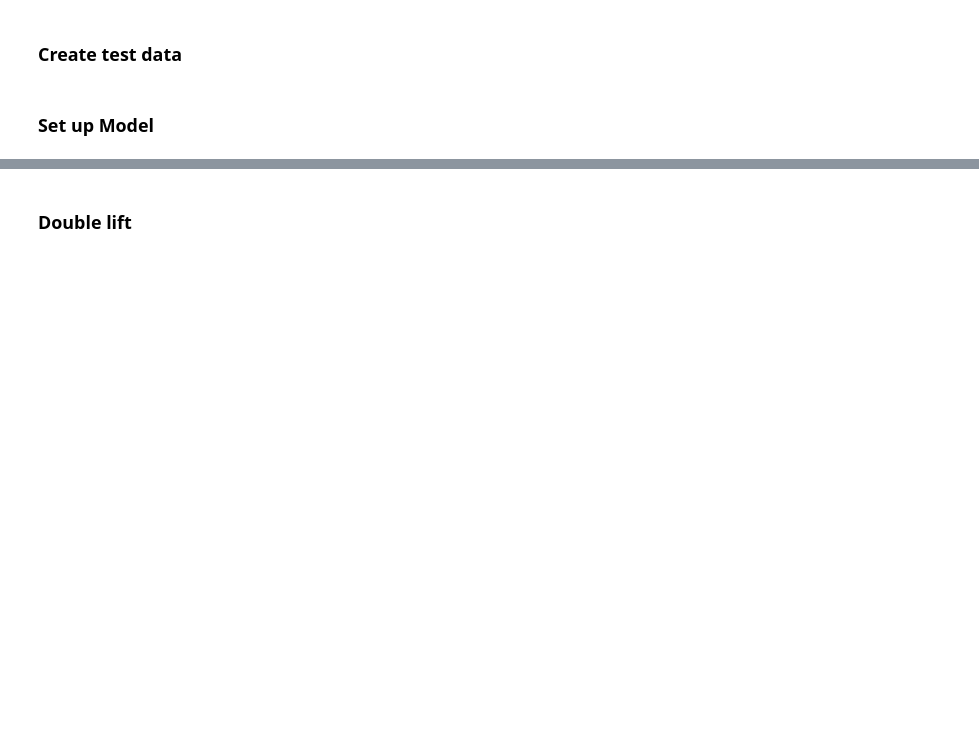
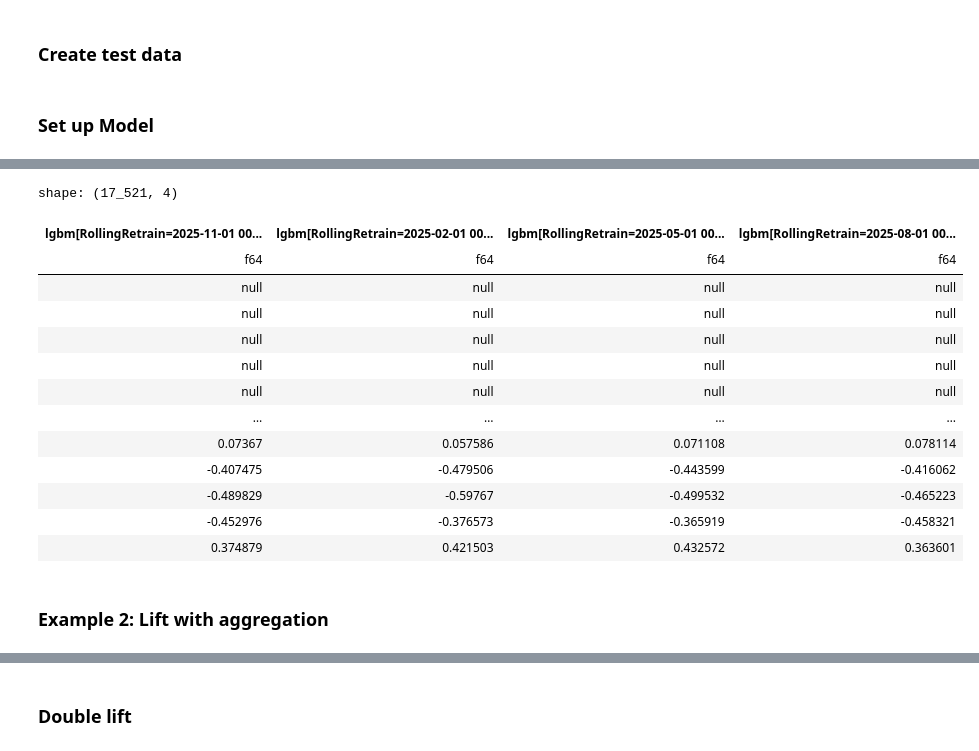
Before and after one commit to nsmat/lefts, a Jupyter notebook: notebooks/lgbm_rolling_retrain_early_stopping.ipynb, the cells around one changed output, grey strips where cells are left out. Saved outputs shown, nothing was run; the diff lists cells and outputs as text; code cells hidden in the pictures; blank space fills up the shorter version.

```diff
--- a/notebooks/lgbm_rolling_retrain_early_stopping.ipynb
+++ b/notebooks/lgbm_rolling_retrain_early_stopping.ipynb
@@ -116,2 +139,20 @@ pl.Series(evals["validation"]["l2"]).to_pandas().plot()
 # %%
-rolling_train.predict(a_data).select(pl.col("^.*leaf.*$"))
+# Predictions from each fold are shown in separate columns
+rolling_train.predict(a_data)
+# %% [output]
+shape: (17_521, 4)
+| lgbm[RollingRetrain=2025-11-01 00... | lgbm[RollingRetrain=2025-02-01 00... | lgbm[RollingRetrain=2025-05-01 00... | lgbm[RollingRetrain=2025-08-01 00... |
+| f64 | f64 | f64 | f64 |
+| null | null | null | null |
+| null | null | null | null |
+| null | null | null | null |
+| null | null | null | null |
+| null | null | null | null |
+| … | … | … | … |
+| 0.07367 | 0.057586 | 0.071108 | 0.078114 |
+| -0.407475 | -0.479506 | -0.443599 | -0.416062 |
+| -0.489829 | -0.59767 | -0.499532 | -0.465223 |
+| -0.452976 | -0.376573 | -0.365919 | -0.458321 |
+| 0.374879 | 0.421503 | 0.432572 | 0.363601 |
+# %% [markdown]
+### Example 2: Lift with aggregation
```
Also changed, not shown: parts of 8 cells of this notebook.
